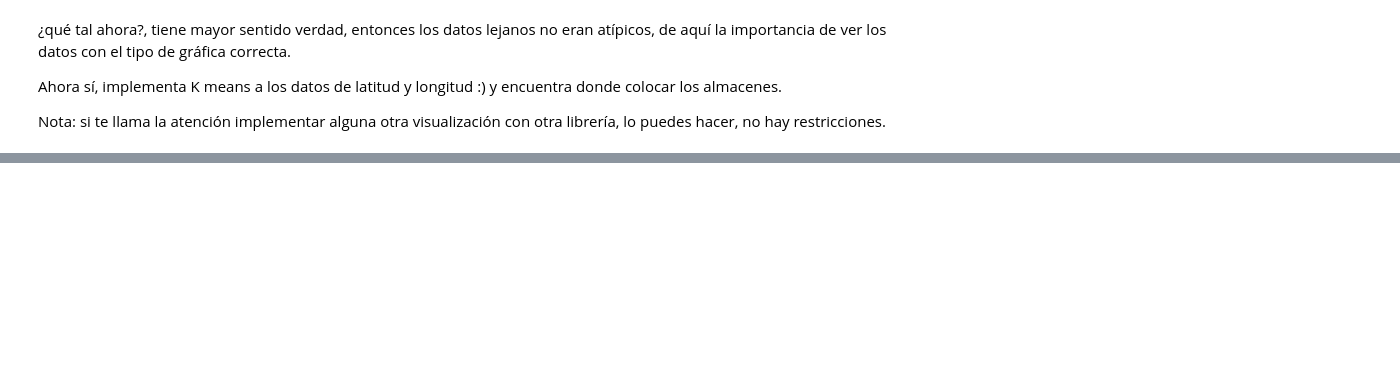
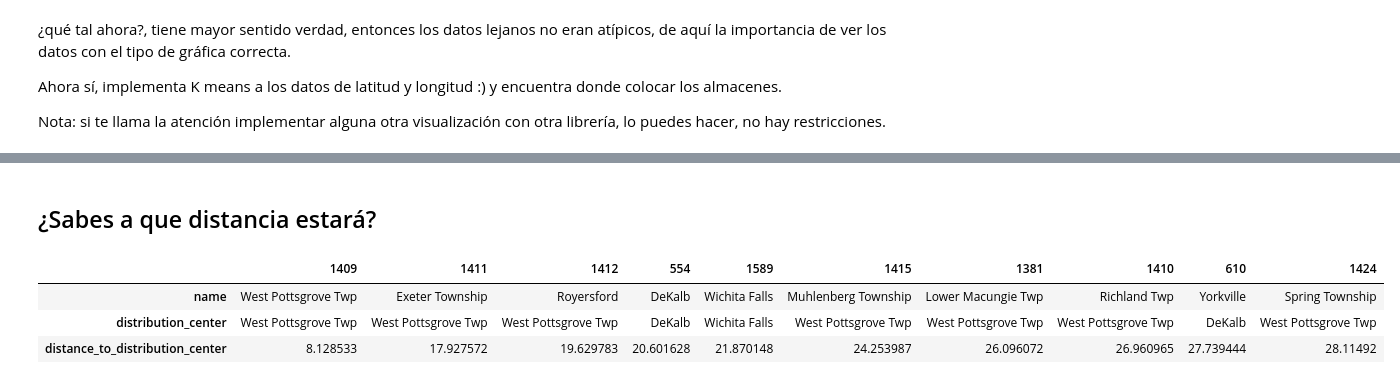
Before and after one commit to PosgradoMNA/actividades-de-aprendizaje-cardonasebastian, a Jupyter notebook: TecMty_kmeans_target.ipynb, the cells around one changed output, grey strips where cells are left out. Saved outputs shown, nothing was run; the diff lists cells and outputs as text; code cells hidden in the pictures; blank space fills up the shorter version.

```diff
--- a/TecMty_kmeans_target.ipynb
+++ b/TecMty_kmeans_target.ipynb
@@ -220,0 +240,6 @@ Nota: si te llama la atención implementar alguna otra visualización con otra l
+# %%
+centroids = kmeans.cluster_centers_
+coordinates = pd.DataFrame(centroids, columns=['longitude', 'latitude'])
+coordinates['coordinates'] = list(zip(coordinates.longitude, coordinates.latitude))
+coordinates['point'] = [(x, y) for x, y in zip(coordinates['longitude'], coordinates['latitude'])]
+coordinates [['longitude', 'latitude']]
@@ -220,0 +281,7 @@ Nota: si te llama la atención implementar alguna otra visualización con otra l
+# %%
+df['cluster'] = y_pred
+df['kmeans'] = kmeans.labels_
+
+coordinates['stores_counts'] = df['cluster'].value_counts()
+
+coordinates[['name', 'stores_counts']]
@@ -220,0 +296,36 @@ Nota: si te llama la atención implementar alguna otra visualización con otra l
+# %% [markdown]
+## ¿Sabes a que distancia estará?
+# %%
+from math import radians, cos, sin, asin, sqrt
+## funcion para poder calcular la distancia entre 2 puntos
+## referencia:
+## https://python.plainenglish.io/calculating-great-circle-distances-in-python-cf98f64c1ea0
+def haversine(lon1, lat1, lon2, lat2):
+    '''
+    Calculate the great circle distance between two points
+    on the earth (specified in decimal degrees)
+    '''
+    #convert decimal degrees to radians
+    lon1, lat1, lon2, lat2 = map(radians, [lon1, lat1, lon2, lat2])
+
+    # haversine formula
+    dlon = lon2 - lon1
+    dlat = lat2 - lat1
+    a = sin(dlat/2)**2 + cos(lat1) * cos(lat2) * sin(dlon/2)**2
+    c = 2 * asin(sqrt(a))
+    r = 6371 # Radius of earth in kilometers. Use 3956 for miles
+    return c * r
+
+# calculate distance between each centroid and its closest citv
+for index, row in df.iterrows():
+    cluster = coordinates.iloc[row['cluster']]
+    long, lat = cluster ['point']
+    df.loc[index, 'distance_to_distribution_center'] = haversine(row['longitude'], row['latitude'], long, lat)
+    df.loc[index, 'distribution_center'] = cluster ['name']
+# %%
+df[['name', 'distribution_center', 'distance_to_distribution_center']].sort_values(by='distance_to_distribution_center', ascending=True).head(10).T
+# %% [output]
+|  | 1409 | 1411 | 1412 | 554 | 1589 | 1415 | 1381 | 1410 | 610 | 1424 |
+| name | West Pottsgrove Twp | Exeter Township | Royersford | DeKalb | Wichita Falls | Muhlenberg Township | Lower Macungie Twp | Richland Twp | Yorkville | Spring Township |
+| distribution_center | West Pottsgrove Twp | West Pottsgrove Twp | West Pottsgrove Twp | DeKalb | Wichita Falls | West Pottsgrove Twp | West Pottsgrove Twp | West Pottsgrove Twp | DeKalb | West Pottsgrove Twp |
+| distance_to_distribution_center | 8.128533 | 17.927572 | 19.629783 | 20.601628 | 21.870148 | 24.253987 | 26.096072 | 26.960965 | 27.739444 | 28.11492 |
```
Also changed, not shown: parts of 19 cells of this notebook.
